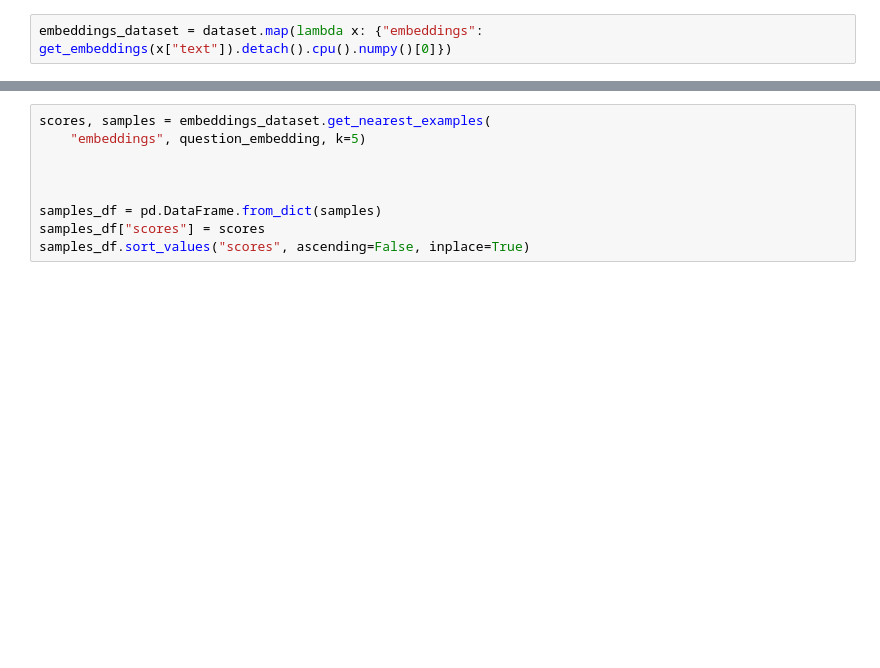
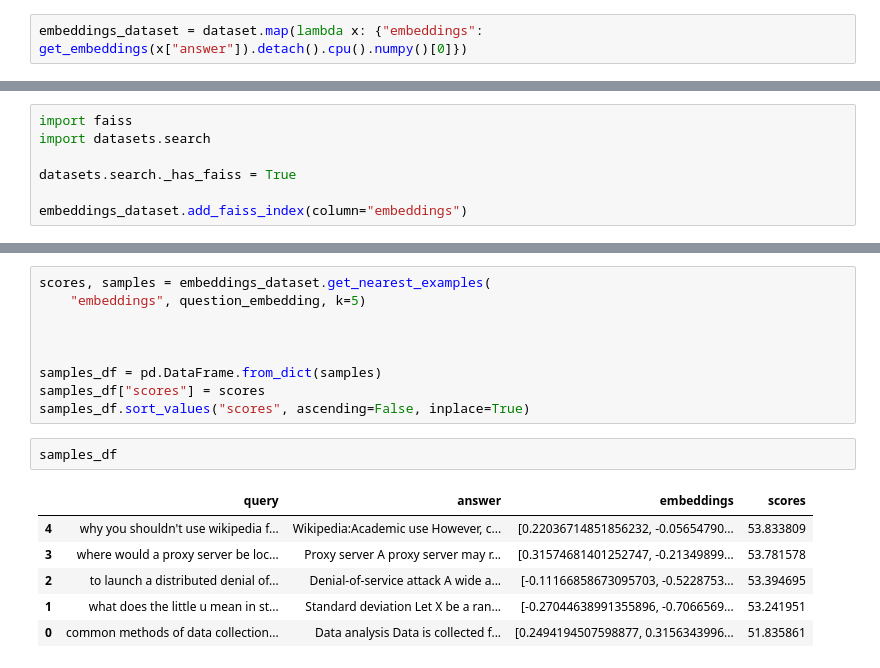
Before and after one commit to tapichugina/Notes-to-AI-engineering, a Jupyter notebook: my_model/Semantic_search.ipynb, the cells around one changed output, grey strips where cells are left out. Drawn from its saved outputs; the diff is of its cells as text; blank space fills up the shorter version.

```diff
--- a/my_model/Semantic_search.ipynb
+++ b/my_model/Semantic_search.ipynb
@@ -27,4 +56,4 @@ def get_embeddings(text_list):
     model_output = model(**encoded_input)
     return cls_pooling(model_output)
 # %%
-embeddings_dataset = dataset.map(lambda x: {"embeddings": get_embeddings(x["text"]).detach().cpu().numpy()[0]})
+embeddings_dataset = dataset.map(lambda x: {"embeddings": get_embeddings(x["answer"]).detach().cpu().numpy()[0]})
@@ -32,0 +69,7 @@ embeddings_dataset.add_faiss_index(column="embeddings")
+# %%
+import faiss
+import datasets.search
+
+datasets.search._has_faiss = True
+
+embeddings_dataset.add_faiss_index(column="embeddings")
@@ -45,3 +115,12 @@ scores, samples = embeddings_dataset.get_nearest_examples(
 samples_df = pd.DataFrame.from_dict(samples)
 samples_df["scores"] = scores
 samples_df.sort_values("scores", ascending=False, inplace=True)
+# %%
+samples_df
+# %% [output]
+|  | query | answer | embeddings | scores |
+| 4 | why you shouldn't use wikipedia f... | Wikipedia:Academic use However, c... | [0.22036714851856232, -0.05654790... | 53.833809 |
+| 3 | where would a proxy server be loc... | Proxy server A proxy server may r... | [0.31574681401252747, -0.21349899... | 53.781578 |
+| 2 | to launch a distributed denial of... | Denial-of-service attack A wide a... | [-0.11166858673095703, -0.5228753... | 53.394695 |
+| 1 | what does the little u mean in st... | Standard deviation Let X be a ran... | [-0.27044638991355896, -0.7066569... | 53.241951 |
+| 0 | common methods of data collection... | Data analysis Data is collected f... | [0.2494194507598877, 0.3156343996... | 51.835861 |
```
Also changed, not shown: parts of 8 cells of this notebook.
